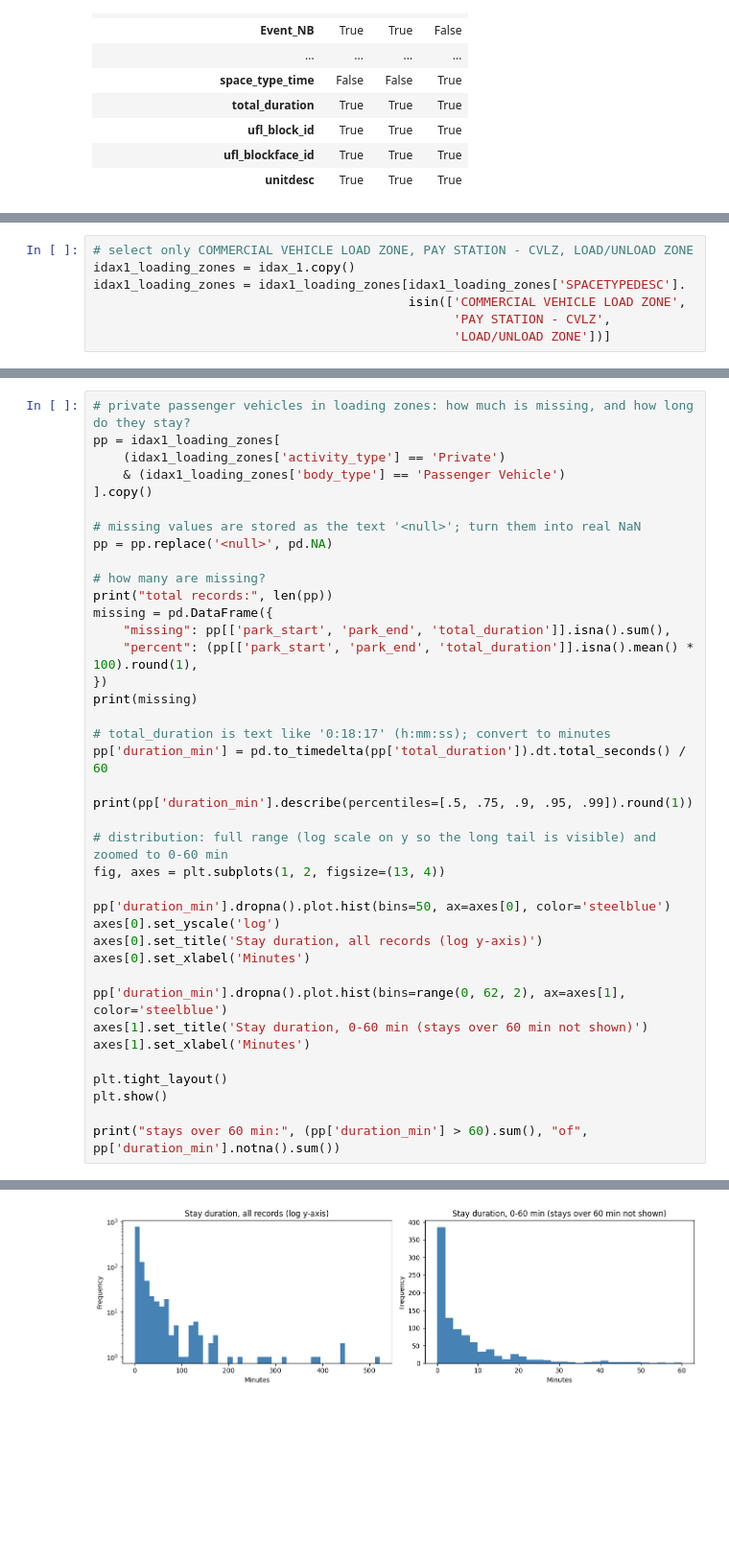
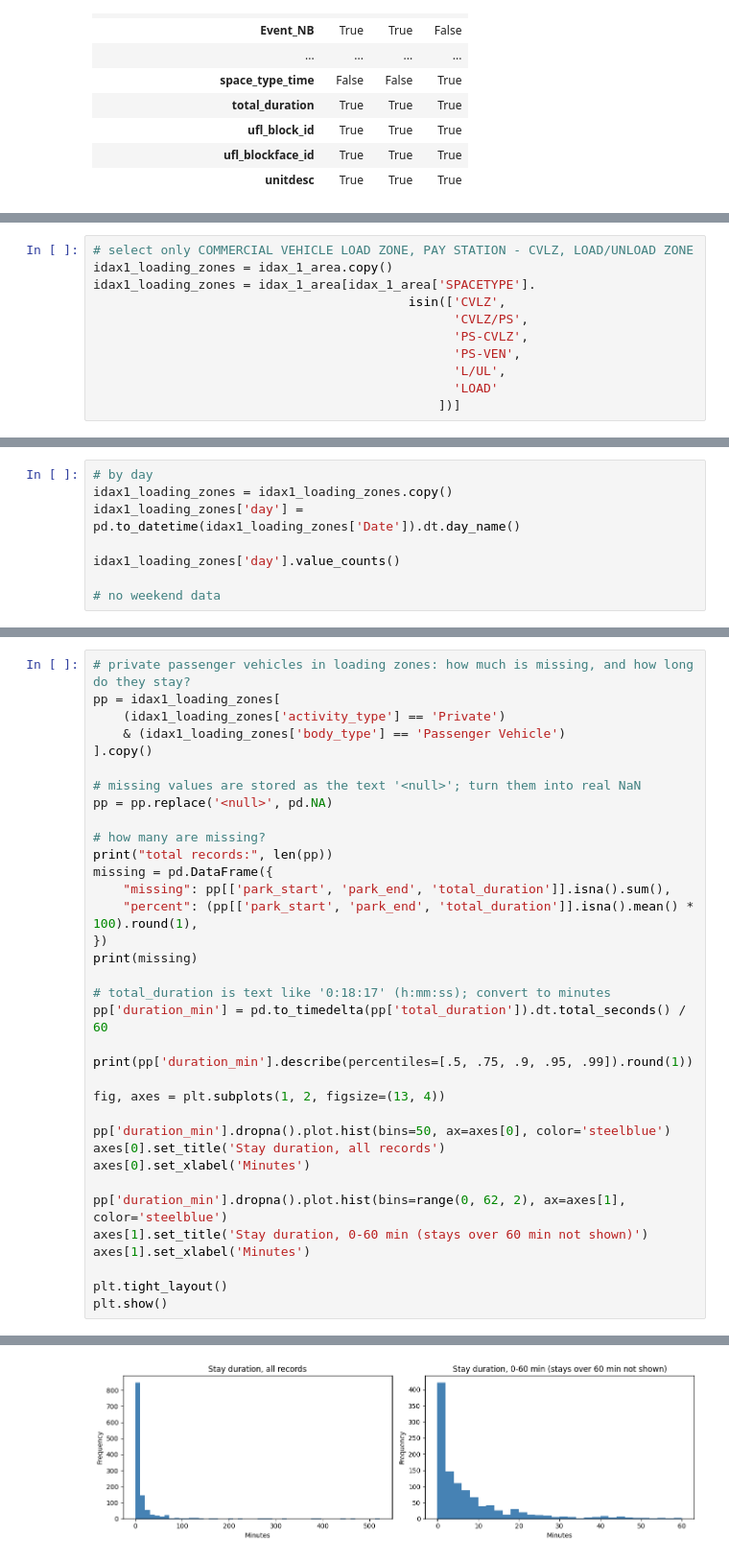
Before and after one commit to dshan805/freight-curb-allocation, a Jupyter notebook: notebooks/01-eda.ipynb, the cells around one changed output, grey strips where cells are left out. Shown at 96% size. Saved outputs shown, nothing was run; the diff lists cells and outputs as text; blank space fills up the shorter version.

```diff
--- a/notebooks/01-eda.ipynb
+++ b/notebooks/01-eda.ipynb
@@ -326,7 +579,11 @@ Name: count, dtype: int64
 # %%
 # select only COMMERCIAL VEHICLE LOAD ZONE, PAY STATION - CVLZ, LOAD/UNLOAD ZONE
-idax1_loading_zones = idax_1.copy()
-idax1_loading_zones = idax1_loading_zones[idax1_loading_zones['SPACETYPEDESC'].
-                                          isin(['COMMERCIAL VEHICLE LOAD ZONE',
-                                                'PAY STATION - CVLZ',
-                                                'LOAD/UNLOAD ZONE'])]
+idax1_loading_zones = idax_1_area.copy()
+idax1_loading_zones = idax_1_area[idax_1_area['SPACETYPE'].
+                                          isin(['CVLZ',
+                                                'CVLZ/PS',
+                                                'PS-CVLZ',
+                                                'PS-VEN',
+                                                'L/UL',
+                                                'LOAD'
+                                              ])]
@@ -352,0 +624,8 @@ pd.DataFrame({
+# %%
+# by day
+idax1_loading_zones = idax1_loading_zones.copy()
+idax1_loading_zones['day'] = pd.to_datetime(idax1_loading_zones['Date']).dt.day_name()
+
+idax1_loading_zones['day'].value_counts()
+
+# no weekend data
@@ -414,12 +859,10 @@ pp['duration_min'] = pd.to_timedelta(pp['total_duration']).dt.total_seconds() /
 
 print(pp['duration_min'].describe(percentiles=[.5, .75, .9, .95, .99]).round(1))
 
-# distribution: full range (log scale on y so the long tail is visible) and zoomed to 0-60 min
 fig, axes = plt.subplots(1, 2, figsize=(13, 4))
 
 pp['duration_min'].dropna().plot.hist(bins=50, ax=axes[0], color='steelblue')
-axes[0].set_yscale('log')
-axes[0].set_title('Stay duration, all records (log y-axis)')
+axes[0].set_title('Stay duration, all records')
 axes[0].set_xlabel('Minutes')
 
 pp['duration_min'].dropna().plot.hist(bins=range(0, 62, 2), ax=axes[1], color='steelblue')
@@ -428,6 +871,4 @@ axes[1].set_xlabel('Minutes')
 
 plt.tight_layout()
 plt.show()
-
-print("stays over 60 min:", (pp['duration_min'] > 60).sum(), "of", pp['duration_min'].notna().sum())
 # %% [output]
@@ -448,3 +889,3 @@ min         0.0
 max       521.1
 Name: duration_min, dtype: float64
-[figure, old version]
+[figure, new version]
```
Also changed, not shown: parts of 76 cells of this notebook.
